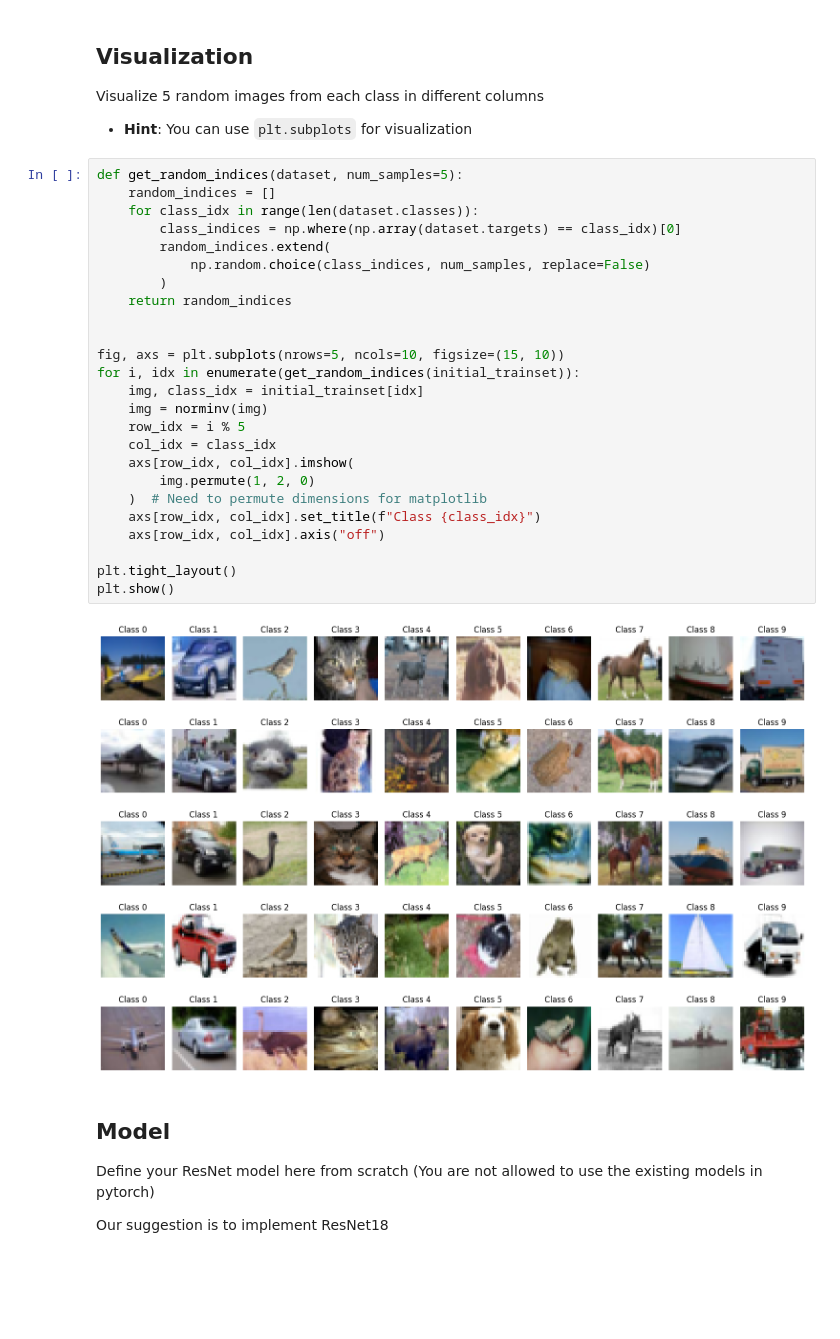
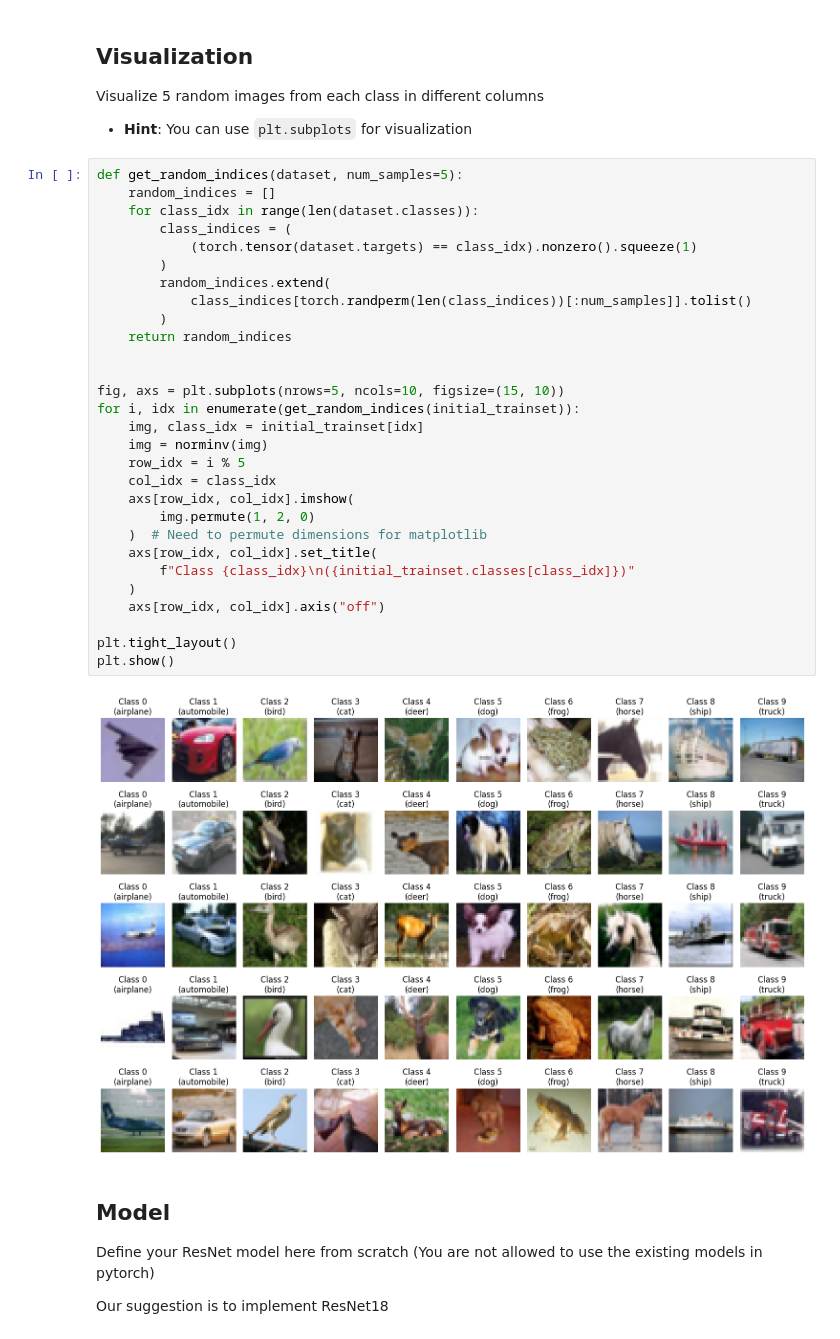
Before and after one commit to sehbeygi79/CIFAR10-Classification-Colorization, a Jupyter notebook: CIFAR10_Classification_And_Colorization.ipynb, the cells around one changed output. Drawn from its saved outputs; the diff is of its cells as text; blank space fills up the shorter version.

```diff
--- a/CIFAR10_Classification_And_Colorization.ipynb
+++ b/CIFAR10_Classification_And_Colorization.ipynb
@@ -113,30 +115,34 @@ Visualize 5 random images from each class in different columns
 # %%
 def get_random_indices(dataset, num_samples=5):
     random_indices = []
     for class_idx in range(len(dataset.classes)):
-        class_indices = np.where(np.array(dataset.targets) == class_idx)[0]
+        class_indices = (
+            (torch.tensor(dataset.targets) == class_idx).nonzero().squeeze(1)
+        )
         random_indices.extend(
-            np.random.choice(class_indices, num_samples, replace=False)
+            class_indices[torch.randperm(len(class_indices))[:num_samples]].tolist()
         )
     return random_indices
 
 
 fig, axs = plt.subplots(nrows=5, ncols=10, figsize=(15, 10))
 for i, idx in enumerate(get_random_indices(initial_trainset)):
     img, class_idx = initial_trainset[idx]
     img = norminv(img)
     row_idx = i % 5
     col_idx = class_idx
     axs[row_idx, col_idx].imshow(
         img.permute(1, 2, 0)
     )  # Need to permute dimensions for matplotlib
-    axs[row_idx, col_idx].set_title(f"Class {class_idx}")
+    axs[row_idx, col_idx].set_title(
+        f"Class {class_idx}\n({initial_trainset.classes[class_idx]})"
+    )
     axs[row_idx, col_idx].axis("off")
 
 plt.tight_layout()
 plt.show()
 # %% [output]
-[figure, old version]
+[figure, new version]
 # %% [markdown]
 ## Model
 
```
Also changed, not shown: parts of 16 cells of this notebook.
